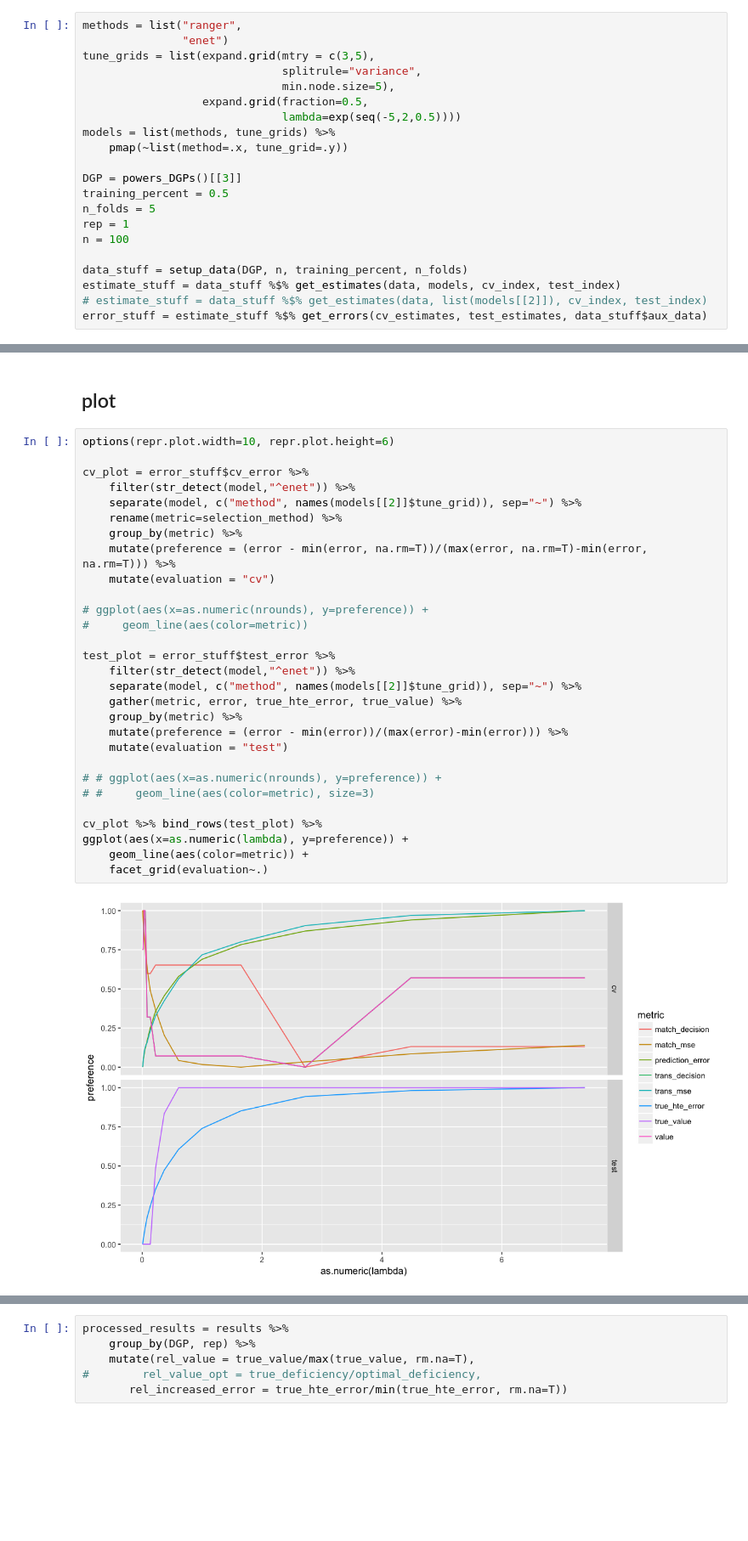
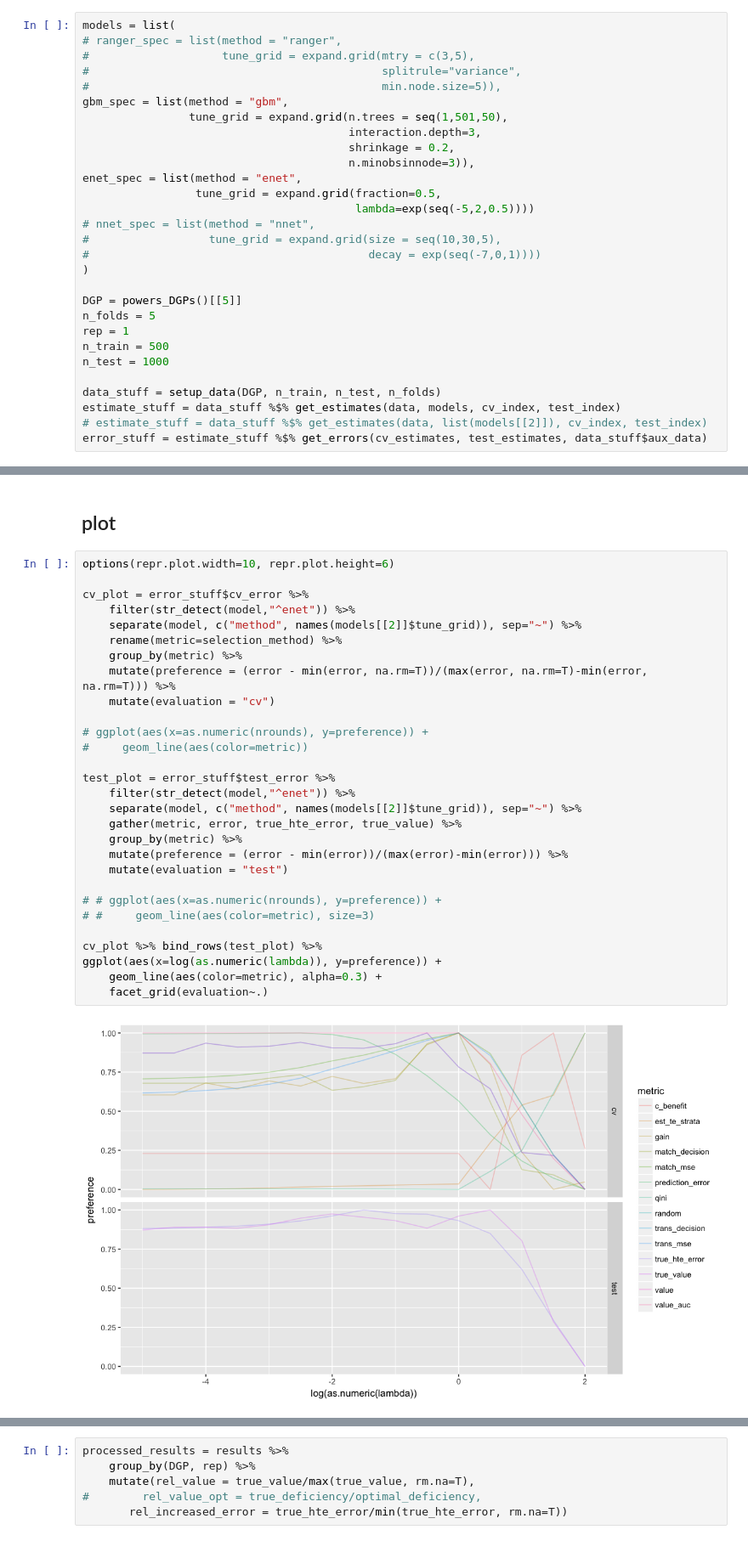
Before and after one commit to som-shahlab/ITE-model-selection, a Jupyter notebook: test-experiments.ipynb, the cells around one changed output, grey strips where cells are left out. Shown at 85% size. Cells and saved outputs as stored; diff of their text form; blank space fills up the shorter version.

Commit message:
oracle methods
- added in random selector, oracle selector, and oracle (baselines)
- fixed a bug in the estimated treatment effect matching method

```diff
--- a/hte-cv-decision.ipynb
+++ b/test-experiments.ipynb
@@ -15,21 +9,29 @@ library(itecv)
 # %%
-methods = list("ranger",
-               "enet")
-tune_grids = list(expand.grid(mtry = c(3,5),
-                              splitrule="variance",
-                              min.node.size=5),
-                  expand.grid(fraction=0.5,
-                              lambda=exp(seq(-5,2,0.5))))
-models = list(methods, tune_grids) %>%
-    pmap(~list(method=.x, tune_grid=.y))
+models = list(
+# ranger_spec = list(method = "ranger",
+#                    tune_grid = expand.grid(mtry = c(3,5),
+#                                            splitrule="variance",
+#                                            min.node.size=5)),
+gbm_spec = list(method = "gbm",
+                tune_grid = expand.grid(n.trees = seq(1,501,50),
+                                        interaction.depth=3,
+                                        shrinkage = 0.2,
+                                        n.minobsinnode=3)),
+enet_spec = list(method = "enet",
+                 tune_grid = expand.grid(fraction=0.5,
+                                         lambda=exp(seq(-5,2,0.5))))
+# nnet_spec = list(method = "nnet",
+#                  tune_grid = expand.grid(size = seq(10,30,5),
+#                                          decay = exp(seq(-7,0,1))))
+)
 
-DGP = powers_DGPs()[[3]]
-training_percent = 0.5
+DGP = powers_DGPs()[[5]]
 n_folds = 5
 rep = 1
-n = 100
+n_train = 500
+n_test = 1000
 
-data_stuff = setup_data(DGP, n, training_percent, n_folds)
+data_stuff = setup_data(DGP, n_train, n_test, n_folds)
 estimate_stuff = data_stuff %$% get_estimates(data, models, cv_index, test_index)
 # estimate_stuff = data_stuff %$% get_estimates(data, list(models[[2]]), cv_index, test_index)
 error_stuff = estimate_stuff %$% get_errors(cv_estimates, test_estimates, data_stuff$aux_data)
@@ -38,34 +63,34 @@ error_stuff = estimate_stuff %$% get_errors(cv_estimates, test_estimates, data_s
 # %%
 options(repr.plot.width=10, repr.plot.height=6)
 
 cv_plot = error_stuff$cv_error %>%
     filter(str_detect(model,"^enet")) %>%
     separate(model, c("method", names(models[[2]]$tune_grid)), sep="~") %>%
     rename(metric=selection_method) %>%
     group_by(metric) %>%
     mutate(preference = (error - min(error, na.rm=T))/(max(error, na.rm=T)-min(error, na.rm=T))) %>%
     mutate(evaluation = "cv")
 
 # ggplot(aes(x=as.numeric(nrounds), y=preference)) +
 #     geom_line(aes(color=metric))
 
 test_plot = error_stuff$test_error %>%
     filter(str_detect(model,"^enet")) %>%
     separate(model, c("method", names(models[[2]]$tune_grid)), sep="~") %>%
     gather(metric, error, true_hte_error, true_value) %>%
     group_by(metric) %>%
     mutate(preference = (error - min(error))/(max(error)-min(error))) %>%
     mutate(evaluation = "test")
 
 # # ggplot(aes(x=as.numeric(nrounds), y=preference)) +
 # #     geom_line(aes(color=metric), size=3)
 
 cv_plot %>% bind_rows(test_plot) %>%
-ggplot(aes(x=as.numeric(lambda), y=preference)) +
-    geom_line(aes(color=metric)) +
+ggplot(aes(x=log(as.numeric(lambda)), y=preference)) +
+    geom_line(aes(color=metric), alpha=0.3) +
     facet_grid(evaluation~.)
 # %% [output]
-[figure, old version]
+[figure, new version]
 # %%
 error_stuff$true_selection_error %>% arrange(-true_hte_error) %>% data.frame
 # %% [output]
```
Also changed, not shown: parts of 9 cells of this notebook, 4 other files.
